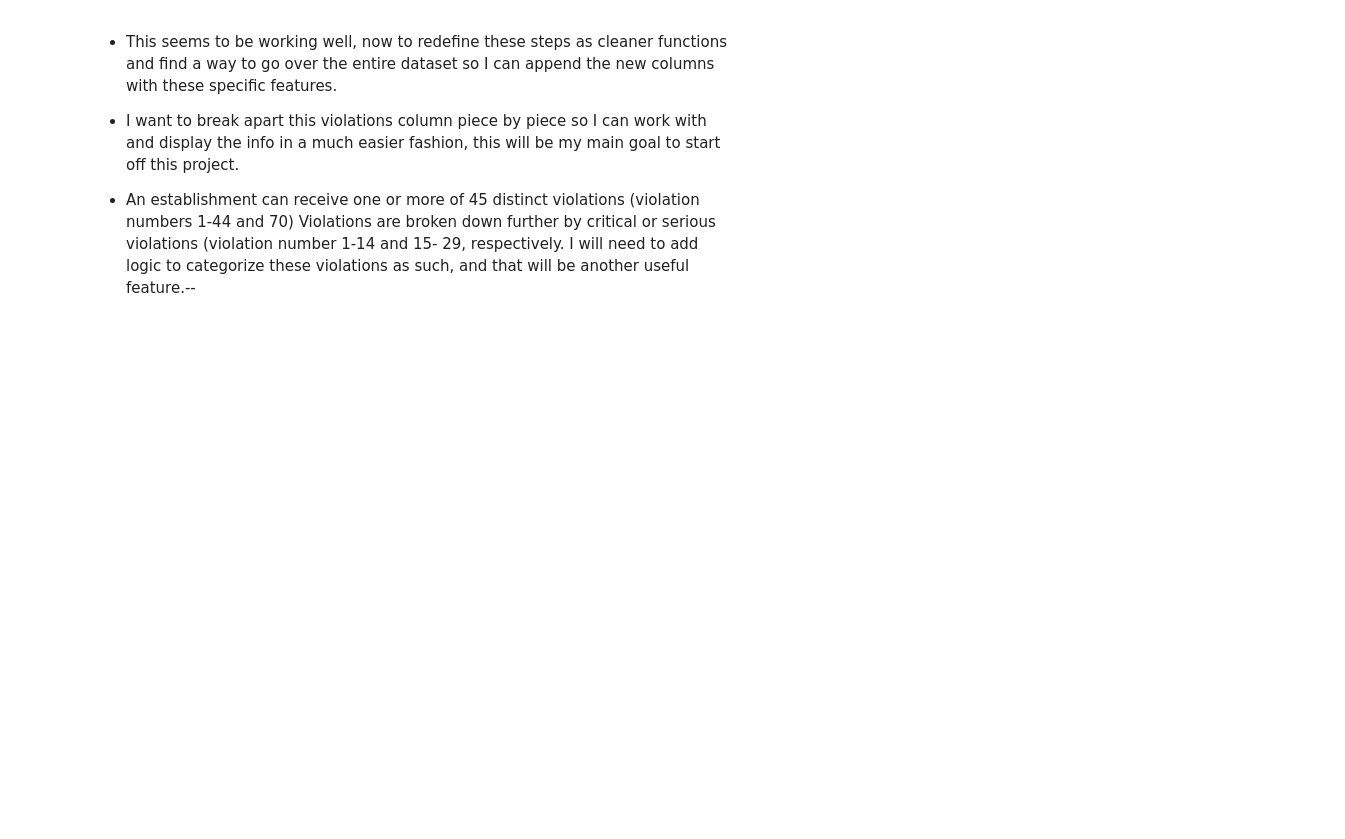
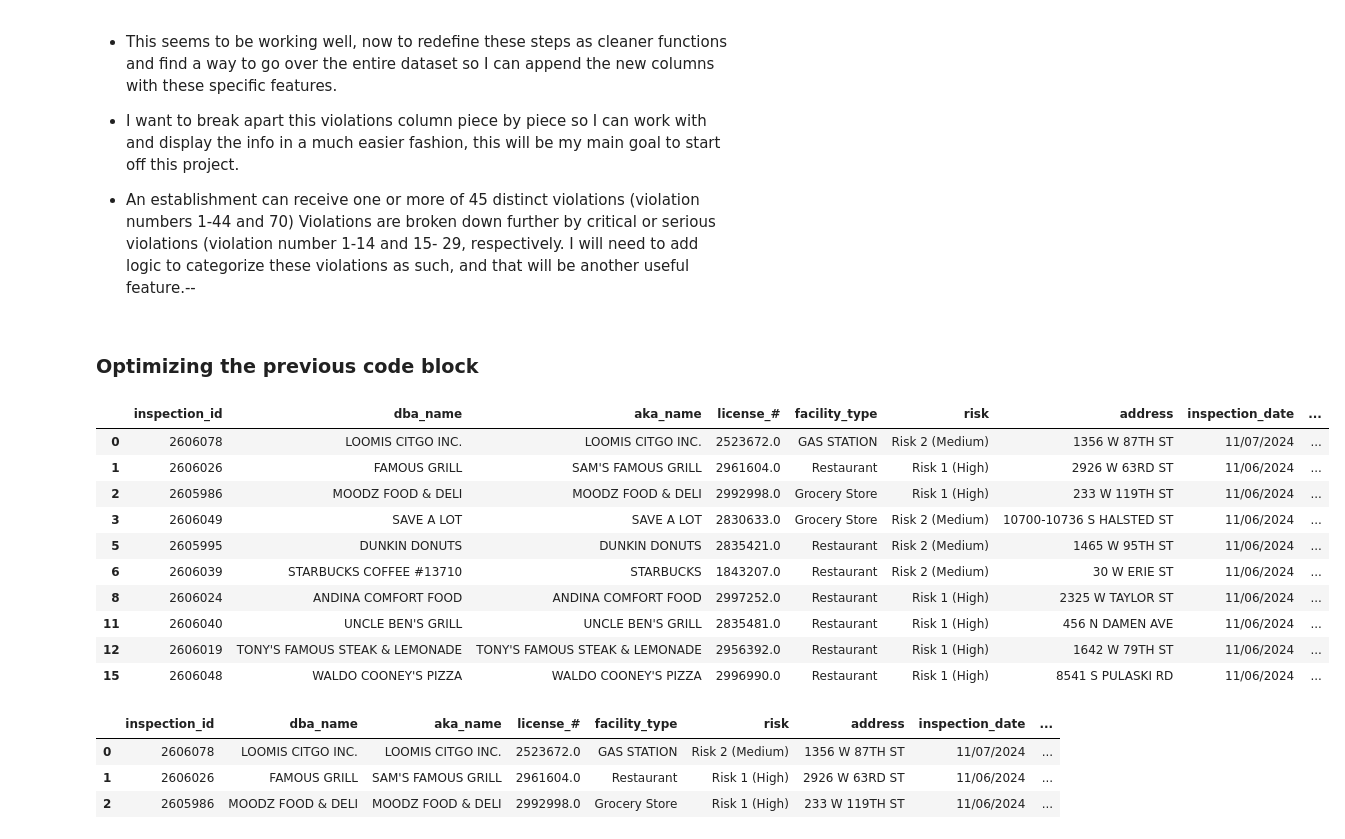
Before and after one commit to CharlesCro/food-inspections, a Jupyter notebook: part_02/EDA.ipynb, the cells around one changed output. Saved outputs shown, nothing was run; the diff lists cells and outputs as text; code cells hidden in the pictures; blank space fills up the shorter version.

```diff
--- a/part_02/EDA.ipynb
+++ b/part_02/EDA.ipynb
@@ -164,3 +178,10 @@ chicago['results'].value_counts(normalize = True).plot(kind = 'barh');
 # %% [markdown]
 - More than 40% of inspections result in a Pass
 - Almost 1 in 5 inspections result in a Fail
+# %%
+# For the purposes of a simpler problem to tackle initially and for easier modelling, I will simplify the results to just Pass or Fail
+chicago['results'] = chicago['results'].replace('Pass w/ Conditions', 'Pass')
+
+# Now I will drop results which are not pass or fail
+chicago = chicago[chicago['results'].isin(['Pass', 'Fail'])]
+chicago.shape
@@ -256,3 +283,5 @@ List of Violation Codes (new feature): [39, 39, 41, 47, 49, 53, 55]
 - An establishment can receive one or more of 45 distinct violations (violation
 numbers 1-44 and 70) Violations are broken down further by critical or serious violations (violation number 1-14 and 15-
 29, respectively. I will need to add logic to categorize these violations as such, and that will be another useful feature.--
+# %% [markdown]
+### Optimizing the previous code block
@@ -258,0 +309,23 @@ numbers 1-44 and 70) Violations are broken down further by critical or serious v
+# %%
+chicago.head(10)
+# %% [output]
+|  | inspection_id | dba_name | aka_name | license_# | facility_type | risk | address | inspection_date | ... |
+| 0 | 2606078 | LOOMIS CITGO INC. | LOOMIS CITGO INC. | 2523672.0 | GAS STATION | Risk 2 (Medium) | 1356 W 87TH ST | 11/07/2024 | ... |
+| 1 | 2606026 | FAMOUS GRILL | SAM'S FAMOUS GRILL | 2961604.0 | Restaurant | Risk 1 (High) | 2926 W 63RD ST | 11/06/2024 | ... |
+| 2 | 2605986 | MOODZ FOOD & DELI | MOODZ FOOD & DELI | 2992998.0 | Grocery Store | Risk 1 (High) | 233 W 119TH ST | 11/06/2024 | ... |
+| 3 | 2606049 | SAVE A LOT | SAVE A LOT | 2830633.0 | Grocery Store | Risk 2 (Medium) | 10700-10736 S HALSTED ST | 11/06/2024 | ... |
+| 5 | 2605995 | DUNKIN DONUTS | DUNKIN DONUTS | 2835421.0 | Restaurant | Risk 2 (Medium) | 1465 W 95TH ST | 11/06/2024 | ... |
+| 6 | 2606039 | STARBUCKS COFFEE #13710 | STARBUCKS | 1843207.0 | Restaurant | Risk 2 (Medium) | 30 W ERIE ST | 11/06/2024 | ... |
+| 8 | 2606024 | ANDINA COMFORT FOOD | ANDINA COMFORT FOOD | 2997252.0 | Restaurant | Risk 1 (High) | 2325 W TAYLOR ST | 11/06/2024 | ... |
+| 11 | 2606040 | UNCLE BEN'S GRILL | UNCLE BEN'S GRILL | 2835481.0 | Restaurant | Risk 1 (High) | 456 N DAMEN AVE | 11/06/2024 | ... |
+| 12 | 2606019 | TONY'S FAMOUS STEAK & LEMONADE | TONY'S FAMOUS STEAK & LEMONADE | 2956392.0 | Restaurant | Risk 1 (High) | 1642 W 79TH ST | 11/06/2024 | ... |
+| 15 | 2606048 | WALDO COONEY'S PIZZA | WALDO COONEY'S PIZZA | 2996990.0 | Restaurant | Risk 1 (High) | 8541 S PULASKI RD | 11/06/2024 | ... |
+# %%
+# Next feature, whether the inspection is first or Re-Inspection
+chicago['is_reinspection'] = chicago['inspection_type'].str.contains('Re-Inspection')
+chicago.head(3)
+# %% [output]
+|  | inspection_id | dba_name | aka_name | license_# | facility_type | risk | address | inspection_date | ... |
+| 0 | 2606078 | LOOMIS CITGO INC. | LOOMIS CITGO INC. | 2523672.0 | GAS STATION | Risk 2 (Medium) | 1356 W 87TH ST | 11/07/2024 | ... |
+| 1 | 2606026 | FAMOUS GRILL | SAM'S FAMOUS GRILL | 2961604.0 | Restaurant | Risk 1 (High) | 2926 W 63RD ST | 11/06/2024 | ... |
+| 2 | 2605986 | MOODZ FOOD & DELI | MOODZ FOOD & DELI | 2992998.0 | Grocery Store | Risk 1 (High) | 233 W 119TH ST | 11/06/2024 | ... |
```
Also changed, not shown: parts of 17 cells of this notebook.
